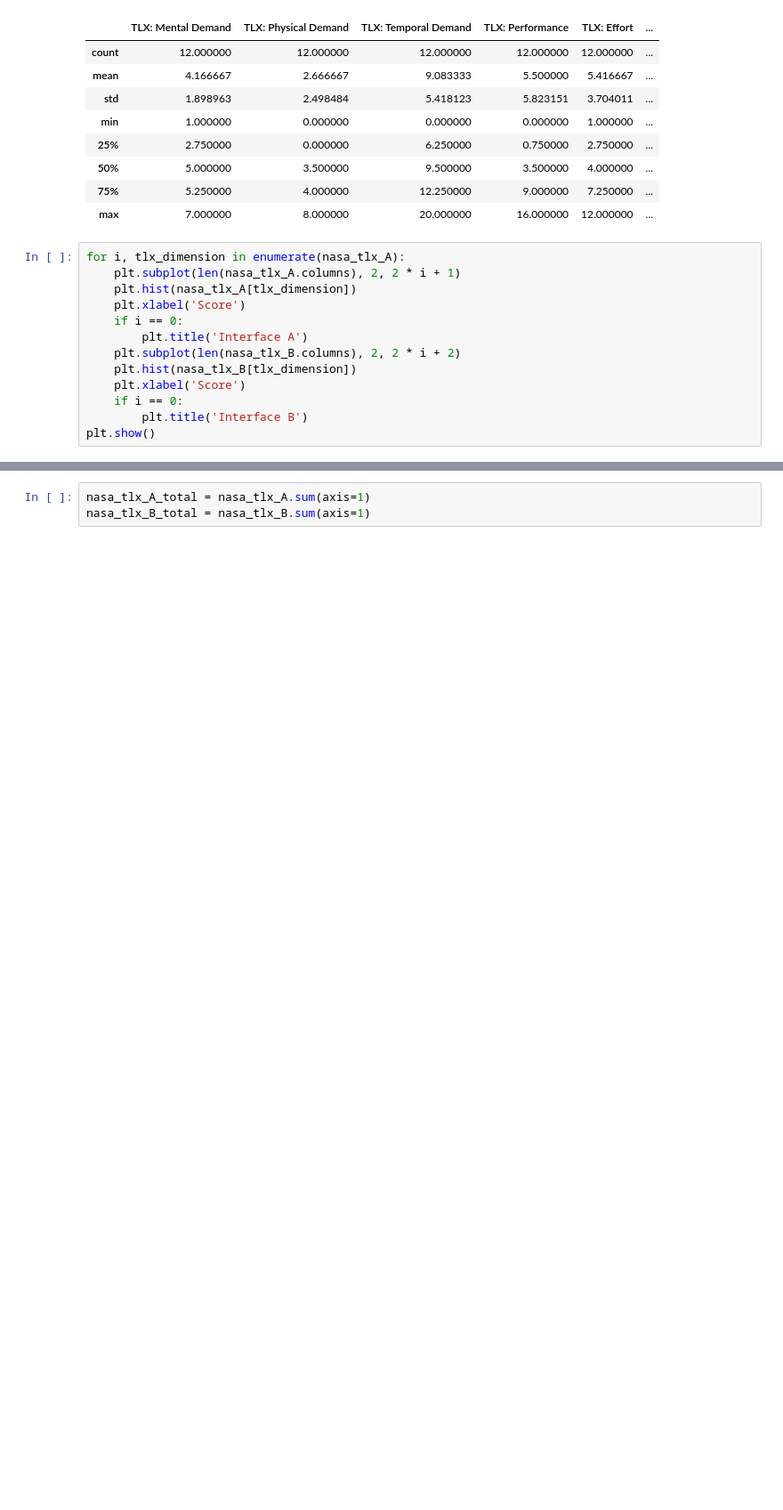
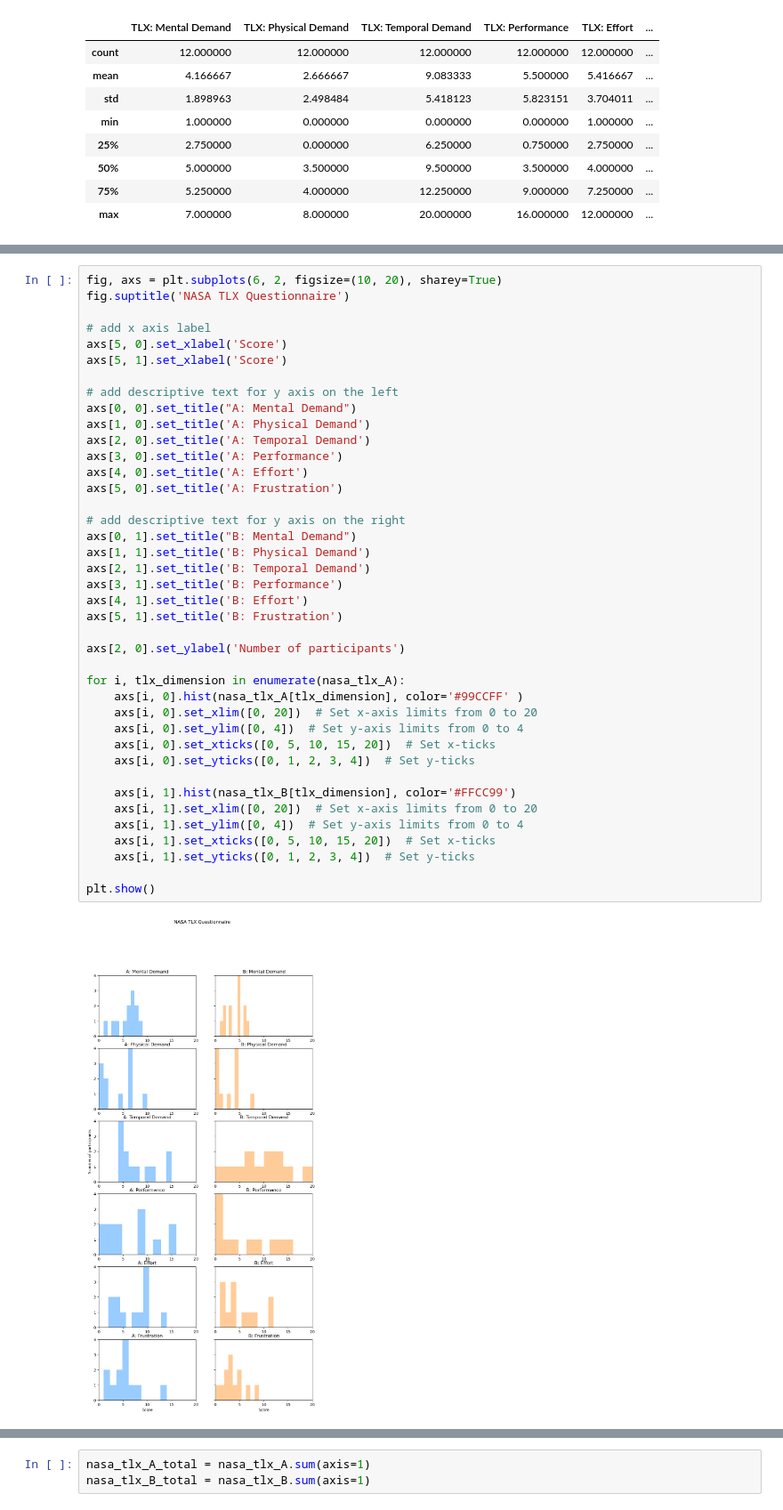
Before and after one commit to duxirosenberg/hci-project-hci2023-group-25, a Jupyter notebook: Deliverables/Study/Statistical Analysis.ipynb, the cells around one changed output, grey strips where cells are left out. Shown at 89% size. Saved outputs shown, nothing was run; the diff lists cells and outputs as text; blank space fills up the shorter version.

```diff
--- a/Deliverables/Study/Statistical Analysis.ipynb
+++ b/Deliverables/Study/Statistical Analysis.ipynb
@@ -242,16 +245,3 @@ display(nasa_tlx_A.describe(), nasa_tlx_B.describe())
 | 50% | 5.000000 | 3.500000 | 9.500000 | 3.500000 | 4.000000 | ... |
 | 75% | 5.250000 | 4.000000 | 12.250000 | 9.000000 | 7.250000 | ... |
 | max | 7.000000 | 8.000000 | 20.000000 | 16.000000 | 12.000000 | ... |
-# %%
-for i, tlx_dimension in enumerate(nasa_tlx_A):
-    plt.subplot(len(nasa_tlx_A.columns), 2, 2 * i + 1)
-    plt.hist(nasa_tlx_A[tlx_dimension])
-    plt.xlabel('Score')
-    if i == 0:
-        plt.title('Interface A')
-    plt.subplot(len(nasa_tlx_B.columns), 2, 2 * i + 2)
-    plt.hist(nasa_tlx_B[tlx_dimension])
-    plt.xlabel('Score')
-    if i == 0:
-        plt.title('Interface B')
-plt.show()
@@ -259,0 +248,42 @@ plt.show()
+# %%
+fig, axs = plt.subplots(6, 2, figsize=(10, 20), sharey=True)
+fig.suptitle('NASA TLX Questionnaire')
+
+# add x axis label
+axs[5, 0].set_xlabel('Score')
+axs[5, 1].set_xlabel('Score')
+
+# add descriptive text for y axis on the left
+axs[0, 0].set_title("A: Mental Demand")
+axs[1, 0].set_title('A: Physical Demand')
+axs[2, 0].set_title('A: Temporal Demand')
+axs[3, 0].set_title('A: Performance')
+axs[4, 0].set_title('A: Effort')
+axs[5, 0].set_title('A: Frustration')
+
+# add descriptive text for y axis on the right
+axs[0, 1].set_title("B: Mental Demand")
+axs[1, 1].set_title('B: Physical Demand')
+axs[2, 1].set_title('B: Temporal Demand')
+axs[3, 1].set_title('B: Performance')
+axs[4, 1].set_title('B: Effort')
+axs[5, 1].set_title('B: Frustration')
+
+axs[2, 0].set_ylabel('Number of participants')
+
+for i, tlx_dimension in enumerate(nasa_tlx_A):
+    axs[i, 0].hist(nasa_tlx_A[tlx_dimension], color='#99CCFF' )
+    axs[i, 0].set_xlim([0, 20])  # Set x-axis limits from 0 to 20
+    axs[i, 0].set_ylim([0, 4])  # Set y-axis limits from 0 to 4
+    axs[i, 0].set_xticks([0, 5, 10, 15, 20])  # Set x-ticks
+    axs[i, 0].set_yticks([0, 1, 2, 3, 4])  # Set y-ticks
+
+    axs[i, 1].hist(nasa_tlx_B[tlx_dimension], color='#FFCC99')
+    axs[i, 1].set_xlim([0, 20])  # Set x-axis limits from 0 to 20
+    axs[i, 1].set_ylim([0, 4])  # Set y-axis limits from 0 to 4
+    axs[i, 1].set_xticks([0, 5, 10, 15, 20])  # Set x-ticks
+    axs[i, 1].set_yticks([0, 1, 2, 3, 4])  # Set y-ticks
+
+plt.show()
+# %% [output]
+[figure, added]
```
Also changed, not shown: parts of 14 cells of this notebook.
